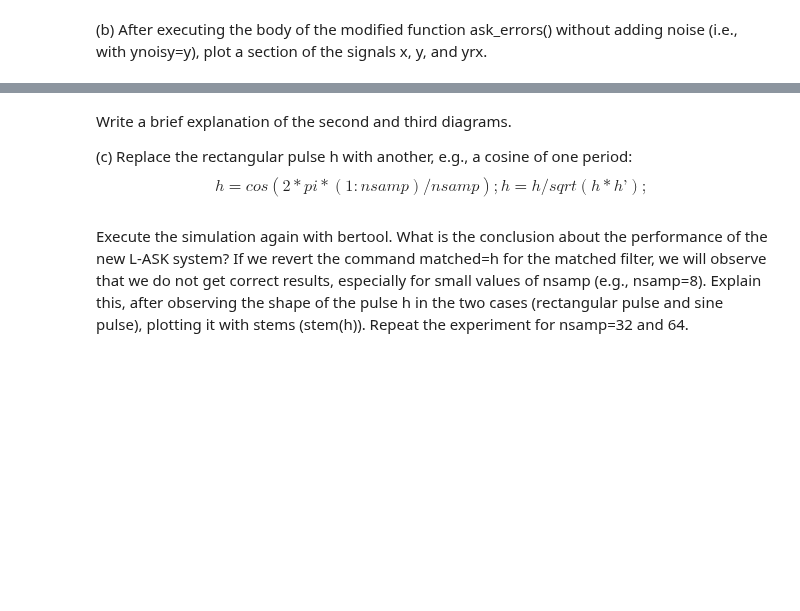
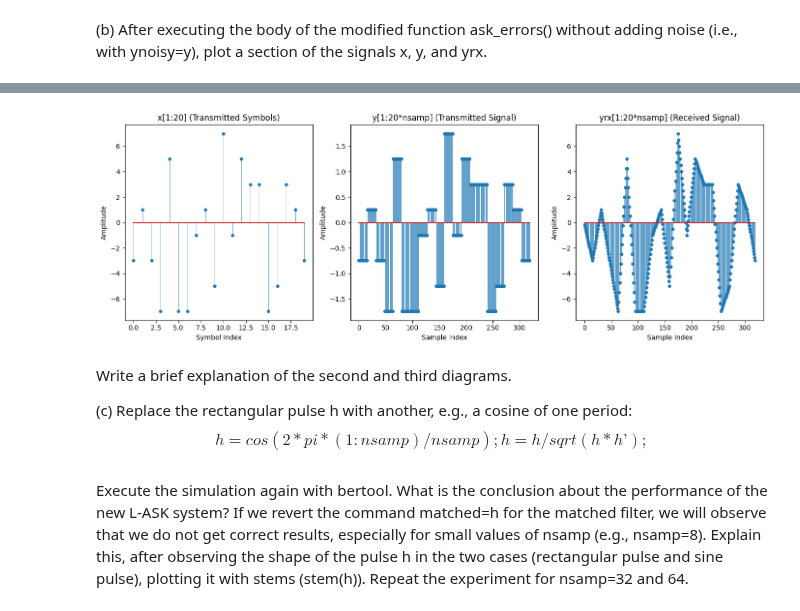
Before and after one commit to ntua-el17840/Interactive-Digital-Communications, a Jupyter notebook: test-book/content/Digcom_Lab3.ipynb, the cells around one changed output, grey strips where cells are left out. Cells and saved outputs as stored; diff of their text form; code cells hidden in the pictures; blank space fills up the shorter version.

```diff
--- a/test-book/content/Digcom_Lab3.ipynb
+++ b/test-book/content/Digcom_Lab3.ipynb
@@ -982,3 +1133,97 @@ plt.show()
+# %%
+def ask_errors_modified(k, M, nsamp, add_noise=False):
+    """
+    This function simulates a digital communication system with optional noise addition.
+
+    Parameters:
+    - k (int): Number of bits per symbol (determines the modulation order L = 2^k)
+    - M (int): Number of symbols to simulate
+    - nsamp (int): Number of samples per symbol (oversampling factor)
+    - add_noise (bool): If True, adds Additive White Gaussian Noise (AWGN) to the signal
+
+    Returns:
+    - x[:20] (ndarray): First 20 transmitted symbols
+    - y[:20*nsamp] (ndarray): First 20*nsamp samples of the transmitted signal after pulse shaping
+    - yrx[:20*nsamp] (ndarray): First 20*nsamp samples of the received signal after matched filtering
+    """
+    L = 2 ** k  # Modulation order (number of signal levels)
+
+    # Generate random symbols from the constellation points
+    # Symbols range from -L+1 to L-1 with a step of 2
+    x = 2 * np.floor(L * np.random.rand(M)) - L + 1
+
+    # Create the filter impulse response (pulse shaping filter)
+    # Here, we use a rectangular pulse of duration 'nsamp' with unit energy
+    h = np.ones(nsamp) / np.sqrt(nsamp)
+
+    # Sender side: upsample and then convolve (filter) the signal
+    # 'upfirdn' performs upsampling, FIR filtering, and downsampling
+    y = upfirdn(h, x, up=nsamp)  # Upsample by 'nsamp' and filter with 'h'
+    y = y[:M * nsamp]  # Truncate to desired length in case convolution extends the signal
+
+    # Optionally add noise to the transmitted signal
+    y_noisy = y
+    if add_noise:
+        SNR_db = 10  # Example SNR value in dB; adjust as necessary
+        SNR_linear = 10 ** (SNR_db / 10)  # Convert SNR from dB to linear scale
+        P_x = np.mean(y ** 2)  # Calculate signal power
+        noise_variance = P_x / SNR_linear  # Calculate noise variance based on SNR
+        # Generate white Gaussian noise
+        noise = np.random.normal(0, np.sqrt(noise_variance), len(y))
+        y_noisy = y + noise  # Add noise to the transmitted signal
+
+    # Receiver side: matched filtering
+    matched = h[::-1]  # Matched filter is the time-reversed version of 'h'
+    yrx = convolve(y_noisy, matched, mode='full')  # Convolve received signal with matched filter
+    yrx = yrx[:M * nsamp]  # Truncate to desired length
+
+    # Returning slices for visualization (first 20 symbols and corresponding samples)
+    return x[:20], y[:20 * nsamp], yrx[:20 * nsamp]
+
+
+import matplotlib.pyplot as plt
+
+k = 3         # Number of bits per symbol (e.g., k=3 for 8-ASK)
+M = 100       # Total number of symbols to simulate
+nsamp = 16    # Number of samples per symbol (oversampling factor)
+
+# Get the signal parts for visualization
+x_part, y_part, yrx_part = ask_errors_modified(k, M, nsamp, add_noise=False)
+
+# Create a figure and a set of subplots to display the signals
+fig, axs = plt.subplots(1, 3, figsize=(14, 5))
+
+# Plot the transmitted symbols x[1:20]
+markerline, stemlines, baseline = axs[0].stem(x_part)
+plt.setp(stemlines, 'linewidth', 0.5)    # Set the stem lines' width
+plt.setp(markerline, 'markersize', 4)    # Set the marker size
+axs[0].set_title('x[1:20] (Transmitted Symbols)')
+axs[0].set_xlabel('Symbol Index')
+axs[0].set_ylabel('Amplitude')
+
+# Plot the transmitted signal after pulse shaping y[1:20*nsamp]
+markerline, stemlines, baseline = axs[1].stem(y_part)
+plt.setp(stemlines, 'linewidth', 0.5)
+plt.setp(markerline, 'markersize', 4)
+axs[1].set_title('y[1:20*nsamp] (Transmitted Signal)')
+axs[1].set_xlabel('Sample Index')
+axs[1].set_ylabel('Amplitude')
+
+# Plot the received signal after matched filtering yrx[1:20*nsamp]
+markerline, stemlines, baseline = axs[2].stem(yrx_part)
+plt.setp(stemlines, 'linewidth', 0.5)
+plt.setp(markerline, 'markersize', 4)
+axs[2].set_title('yrx[1:20*nsamp] (Received Signal)')
+axs[2].set_xlabel('Sample Index')
+axs[2].set_ylabel('Amplitude')
+
+# Adjust layout to prevent overlap
+plt.tight_layout()
+
+# Show the plot
+plt.show()
+# %% [output]
+[figure, added]
 # %% [markdown]
 Write a brief explanation of the second and third diagrams.
 
```
Also changed, not shown: parts of 14 cells of this notebook, 1 other file.
